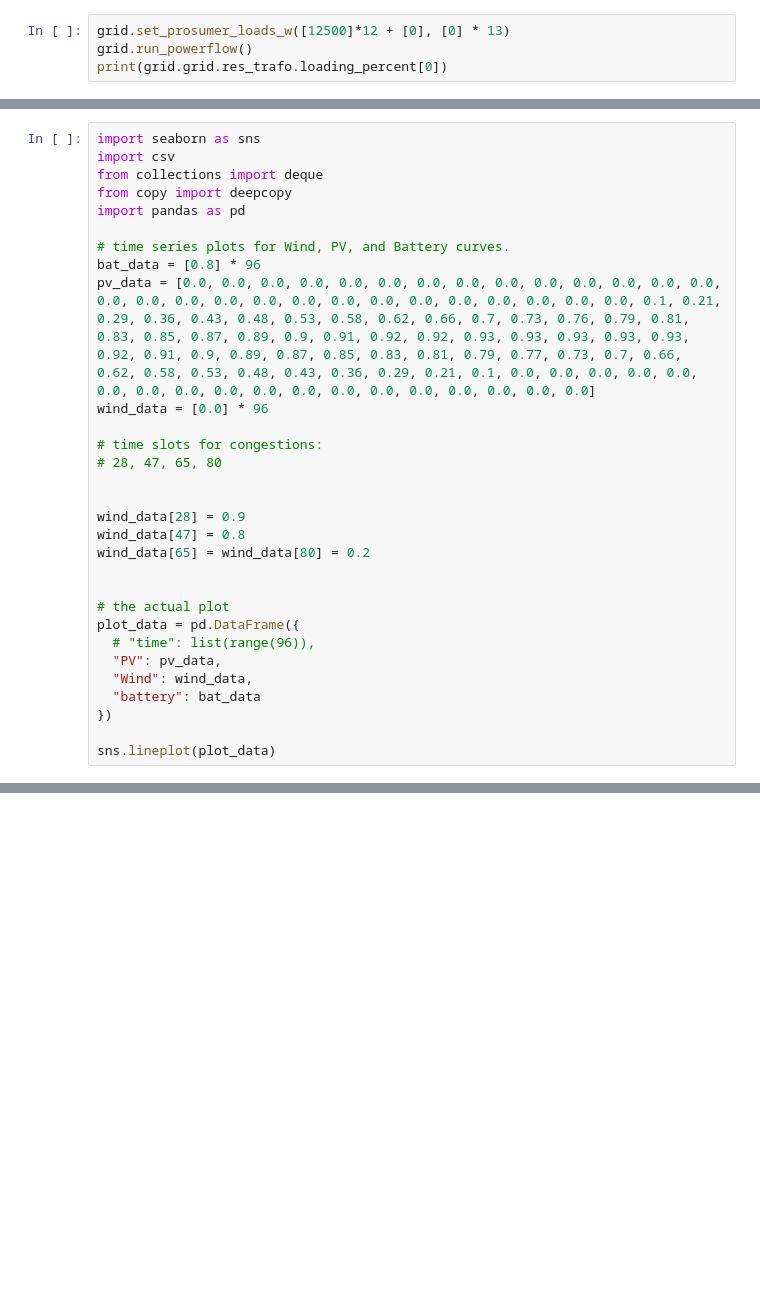
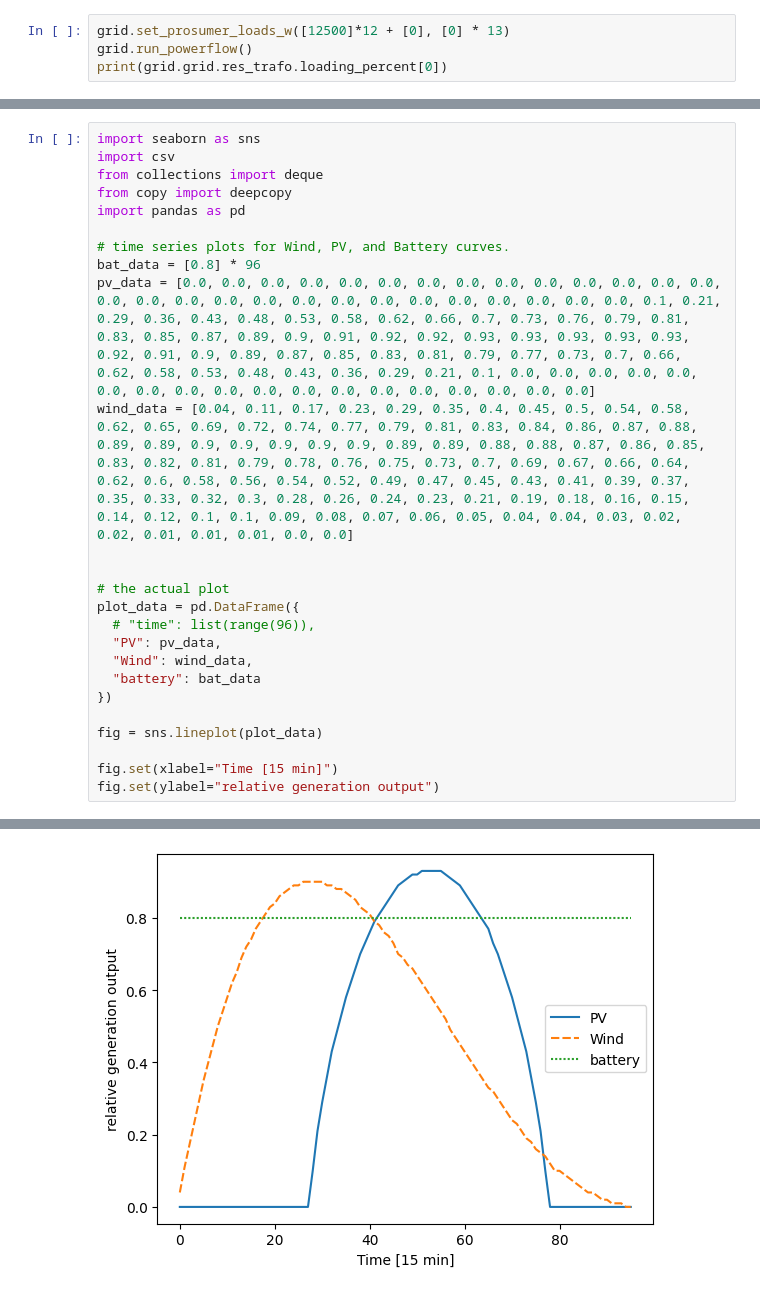
Before and after one commit to jsager621/EI_SRO, a Jupyter notebook: time_series/plotnonsense.ipynb, the cells around one changed output, grey strips where cells are left out. Cells and saved outputs as stored; diff of their text form; blank space fills up the shorter version.

Commit message:
make generator plot a bit nicer

```diff
--- a/time_series/plotnonsense.ipynb
+++ b/time_series/plotnonsense.ipynb
@@ -166,15 +167,7 @@ import pandas as pd
 # time series plots for Wind, PV, and Battery curves.
 bat_data = [0.8] * 96
 pv_data = [0.0, 0.0, 0.0, 0.0, 0.0, 0.0, 0.0, 0.0, 0.0, 0.0, 0.0, 0.0, 0.0, 0.0, 0.0, 0.0, 0.0, 0.0, 0.0, 0.0, 0.0, 0.0, 0.0, 0.0, 0.0, 0.0, 0.0, 0.0, 0.1, 0.21, 0.29, 0.36, 0.43, 0.48, 0.53, 0.58, 0.62, 0.66, 0.7, 0.73, 0.76, 0.79, 0.81, 0.83, 0.85, 0.87, 0.89, 0.9, 0.91, 0.92, 0.92, 0.93, 0.93, 0.93, 0.93, 0.93, 0.92, 0.91, 0.9, 0.89, 0.87, 0.85, 0.83, 0.81, 0.79, 0.77, 0.73, 0.7, 0.66, 0.62, 0.58, 0.53, 0.48, 0.43, 0.36, 0.29, 0.21, 0.1, 0.0, 0.0, 0.0, 0.0, 0.0, 0.0, 0.0, 0.0, 0.0, 0.0, 0.0, 0.0, 0.0, 0.0, 0.0, 0.0, 0.0, 0.0]
-wind_data = [0.0] * 96
-
-# time slots for congestions:
-# 28, 47, 65, 80
-
-
-wind_data[28] = 0.9
-wind_data[47] = 0.8
-wind_data[65] = wind_data[80] = 0.2
+wind_data = [0.04, 0.11, 0.17, 0.23, 0.29, 0.35, 0.4, 0.45, 0.5, 0.54, 0.58, 0.62, 0.65, 0.69, 0.72, 0.74, 0.77, 0.79, 0.81, 0.83, 0.84, 0.86, 0.87, 0.88, 0.89, 0.89, 0.9, 0.9, 0.9, 0.9, 0.9, 0.89, 0.89, 0.88, 0.88, 0.87, 0.86, 0.85, 0.83, 0.82, 0.81, 0.79, 0.78, 0.76, 0.75, 0.73, 0.7, 0.69, 0.67, 0.66, 0.64, 0.62, 0.6, 0.58, 0.56, 0.54, 0.52, 0.49, 0.47, 0.45, 0.43, 0.41, 0.39, 0.37, 0.35, 0.33, 0.32, 0.3, 0.28, 0.26, 0.24, 0.23, 0.21, 0.19, 0.18, 0.16, 0.15, 0.14, 0.12, 0.1, 0.1, 0.09, 0.08, 0.07, 0.06, 0.05, 0.04, 0.04, 0.03, 0.02, 0.02, 0.01, 0.01, 0.01, 0.0, 0.0]
 
 
 # the actual plot
@@ -185,5 +178,8 @@ plot_data = pd.DataFrame({
   "battery": bat_data
 })
 
-sns.lineplot(plot_data)
+fig = sns.lineplot(plot_data)
+
+fig.set(xlabel="Time [15 min]")
+fig.set(ylabel="relative generation output")
 # %% [output]
@@ -190,0 +187 @@ ImportError: cannot import name 'beta' from 'scipy' (/home/jens/work/code/DACH_S
+[figure, added]
```
Also changed, not shown: parts of 2 cells of this notebook, 2 other files.
